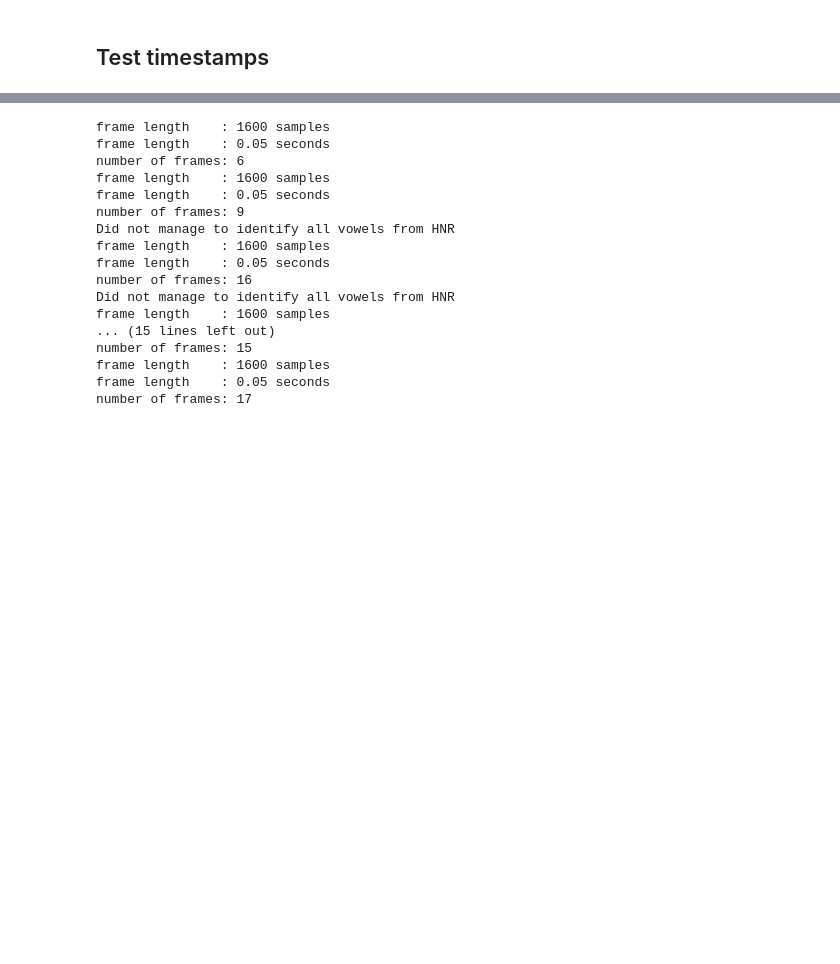
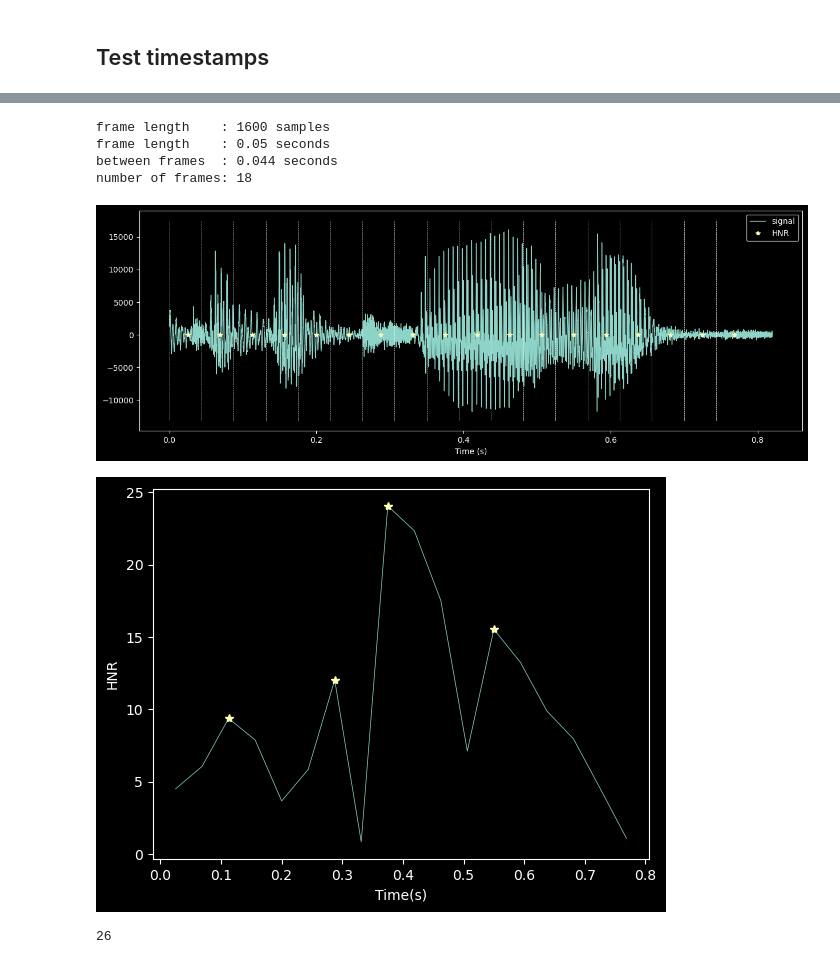
Before and after one commit to TobiasBjork/VowelProject, a Jupyter notebook: test_align.ipynb, the cells around one changed output, grey strips where cells are left out. Drawn from its saved outputs; the diff is of its cells as text; code cells hidden in the pictures; blank space fills up the shorter version.

```diff
--- a/test_align.ipynb
+++ b/test_align.ipynb
@@ -121,12 +125,31 @@ def HNR_peaks(audio, Fs):
     hnr_frames = []
     for f in frames:
         hnr_frames.append(get_HNR(f, Fs, silence_threshold=0.5))
-    min_h = max(hnr_frames)/4
+    min_h = max(hnr_frames)/4 #osäker grej
     peaks, peaks_prop = signal.find_peaks(
         hnr_frames,
         height=min_h,
         )
-    return frames, peaks_prop, peaks
+    plotPeaks(audio, tt_frames_center, frames_start, hnr_frames, peaks_prop, peaks, tt)
+    width = signal.peak_widths(hnr_frames, peaks, rel_height=0.5)[0]
+    peak_sounds = []
+    for i in range(len(width)):
+        center_frame = frames[peaks[i]]
+        if width[i] >1:
+            samples = int((width[i]-1)/2 * fl)
+            if peaks[i] == 0:
+                left_frame = np.empty()
+                right_frame = frames[peaks[i]+1][:samples]
+            elif peaks[i] == len(frames)-1:
+                left_frame = frames[peaks[i]-1][samples:]
+                right_frame = np.empty()
+            else:
+                left_frame = frames[peaks[i]-1][samples:]
+                right_frame = frames[peaks[i]+1][:samples]
+
+            center_frame = np.hstack((left_frame,center_frame,right_frame))
+        peak_sounds.append(center_frame)
+    return frames, peaks_prop, peaks, peak_sounds
 
 def checkVowels(word, vowels):
     foundVowels = [letter for letter in word if letter in vowels]
@@ -136,6 +159,7 @@ language = 'Swedish'
 vowels_sv = ['a', 'e', 'i','o','u','y','å','ä','ö']
 createLanguageFolder(language, vowels_sv)
 Fs, audio = wavfile.read(audio_filename)
+list_of_words = speechToText(audio_filename)
 segments = []
 vowels = []
 for word in list_of_words:
@@ -152,29 +185,19 @@ print(vowels)
 [['å'], ['å', 'a'], ['o', 'o'], ['a', 'a'], ['å', 'ä'], ['i', 'i', 'a', 'a'], ['o'], ['a', 'a', 'o', 'a'], ['e', 'u', 'e']]
 # %%
 
-for i in range(len(segments)) :
-    frames, peaks_prop, peaks = HNR_peaks(segments[i], Fs)
-    if len(peaks) == len(vowels[i]):
+for i in range(5,6) :
+    frames, peaks_prop, peaks, peak_sounds = HNR_peaks(segments[i], Fs)
+    if True:#len(peaks) == len(vowels[i]):
         for j in range(len(peaks)):
-            updateFolder(language, frames[peaks[j]],vowels[i][j], vowels[i][j] + str(i) + str(j), Fs)
+            #updateFolder(language, frames[peaks[j]],vowels[i][j], vowels[i][j] + str(i) + str(j), Fs)
+            updateFolder(language,peak_sounds[j],vowels[i][j], 'dig', Fs)
 
     else:
         print("Did not manage to identify all vowels from HNR")
 # %% [output]
 frame length    : 1600 samples
 frame length    : 0.05 seconds
-number of frames: 6
-frame length    : 1600 samples
-frame length    : 0.05 seconds
-number of frames: 9
-Did not manage to identify all vowels from HNR
-frame length    : 1600 samples
-frame length    : 0.05 seconds
-number of frames: 16
-Did not manage to identify all vowels from HNR
-frame length    : 1600 samples
-... (15 lines left out)
-number of frames: 15
-frame length    : 1600 samples
-frame length    : 0.05 seconds
-number of frames: 17
+between frames  : 0.044 seconds
+number of frames: 18
+[figure, added]
+[figure, added]
@@ -180,0 +215,21 @@ number of frames: 17
+# %%
+from pydub import AudioSegment
+from pydub.silence import split_on_silence
+
+#Andreas examples, split into chunks
+path = 'example_speech_Andreas/'
+path_chunks = 'example_speech_Andreas/chunks/'
+speech = os.listdir(path)
+
+for s in range(1):
+    audio_filename = path + speech[s]
+    song = AudioSegment.from_wav('example_speech_Andreas/180923214834-Y20UOTIE-text-000.wav')
+    chunks = split_on_silence(song, min_silence_len=150, silence_thresh=-50)
+    print(len(chunks))
+
+    for i in range(len(chunks)):
+        chunk_silent = AudioSegment.silent(duration=10)
+        audio_chunk = chunk_silent + chunks[i] + chunk_silent
+        audio_chunk.export(path_chunks + str(i) + '.wav', bitrate = '192k', format = 'wav')
+# %% [output]
+26
```
Also changed, not shown: parts of 5 cells of this notebook, 9 other files.
